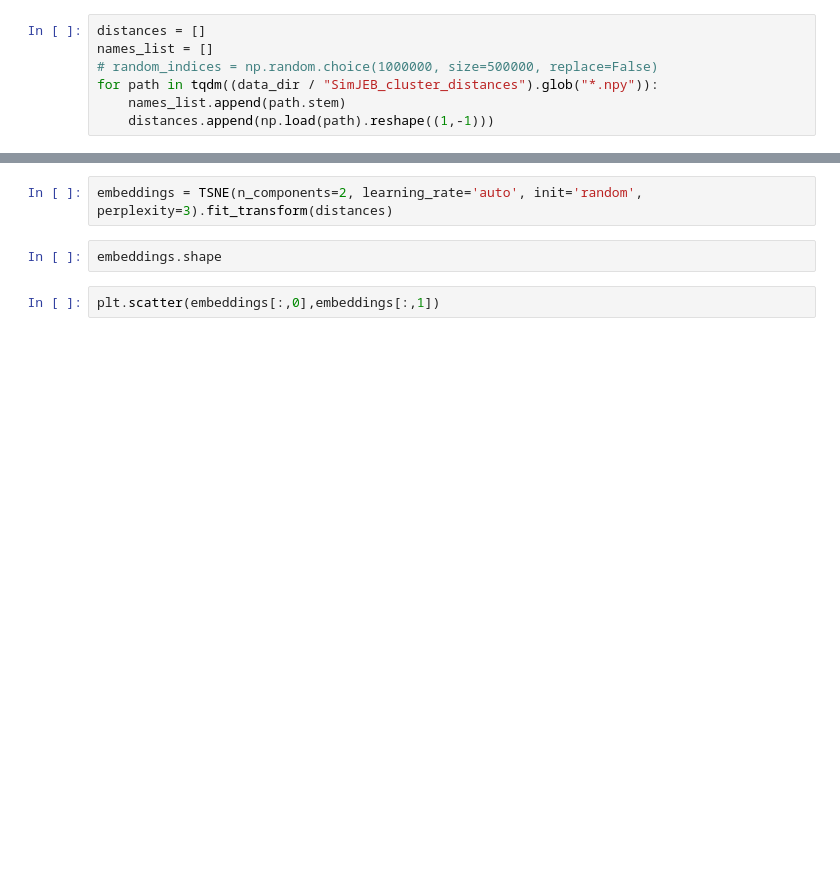
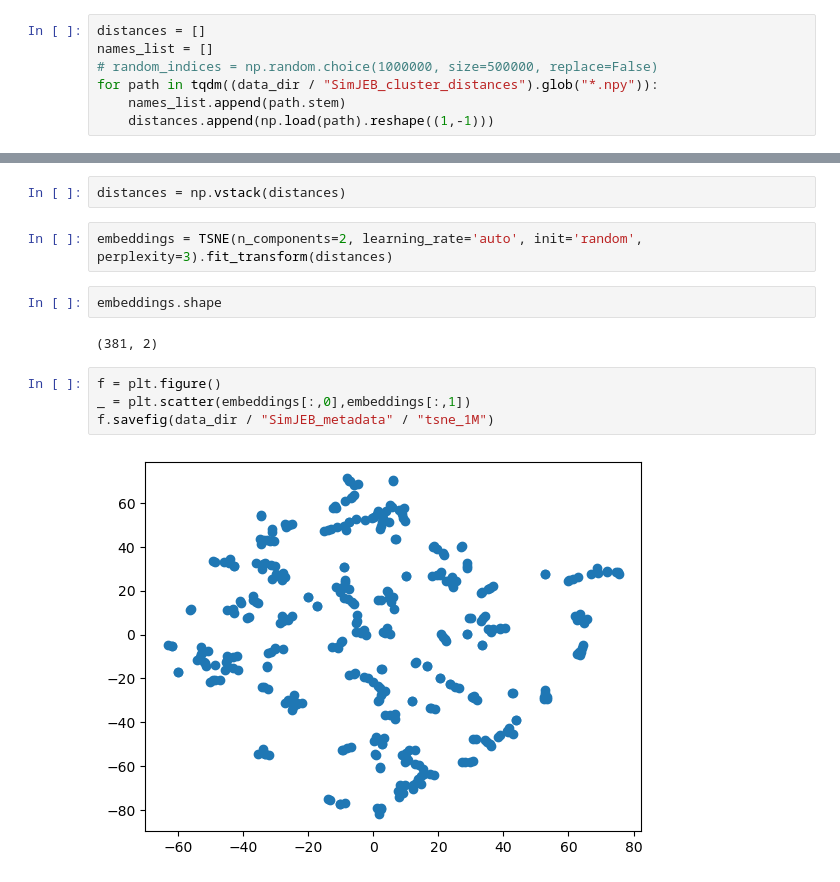
Before and after one commit to mkskalai/simjeb-optimization, a Jupyter notebook: explore_geometry.ipynb, the cells around one changed output, grey strips where cells are left out. Saved outputs shown, nothing was run; the diff lists cells and outputs as text; blank space fills up the shorter version.

Commit message:
save fig of 1M tsne

```diff
--- a/explore_geometry.ipynb
+++ b/explore_geometry.ipynb
@@ -156,6 +154,14 @@ distances = np.vstack(distances)
+# %%
+distances = np.vstack(distances)
 # %%
 embeddings = TSNE(n_components=2, learning_rate='auto', init='random', perplexity=3).fit_transform(distances)
-# %%
-embeddings.shape
-# %%
-plt.scatter(embeddings[:,0],embeddings[:,1])
+# %%
+embeddings.shape
+# %% [output]
+(381, 2)
+# %%
+f = plt.figure()
+_ = plt.scatter(embeddings[:,0],embeddings[:,1])
+f.savefig(data_dir / "SimJEB_metadata" / "tsne_1M")
+# %% [output]
+[figure, added]
```
Also changed, not shown: parts of 1 cell of this notebook.
